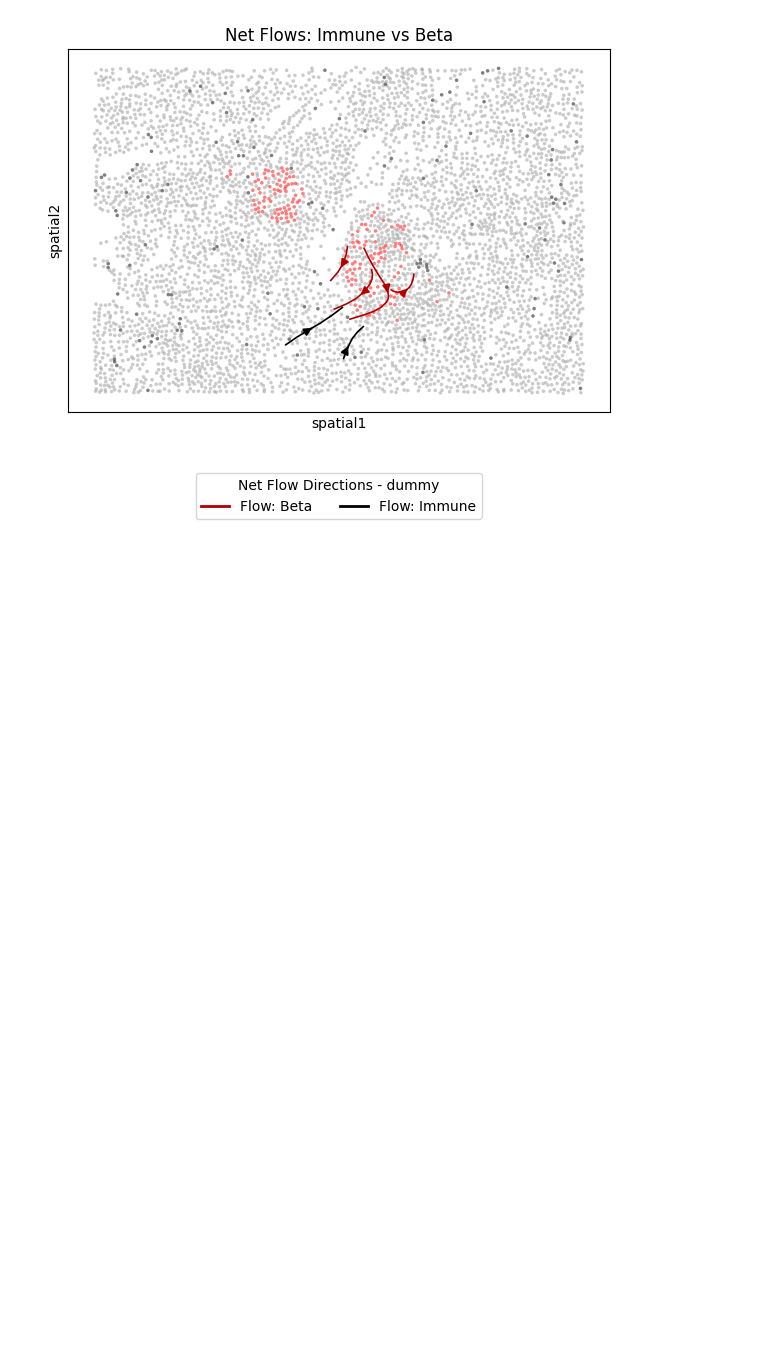
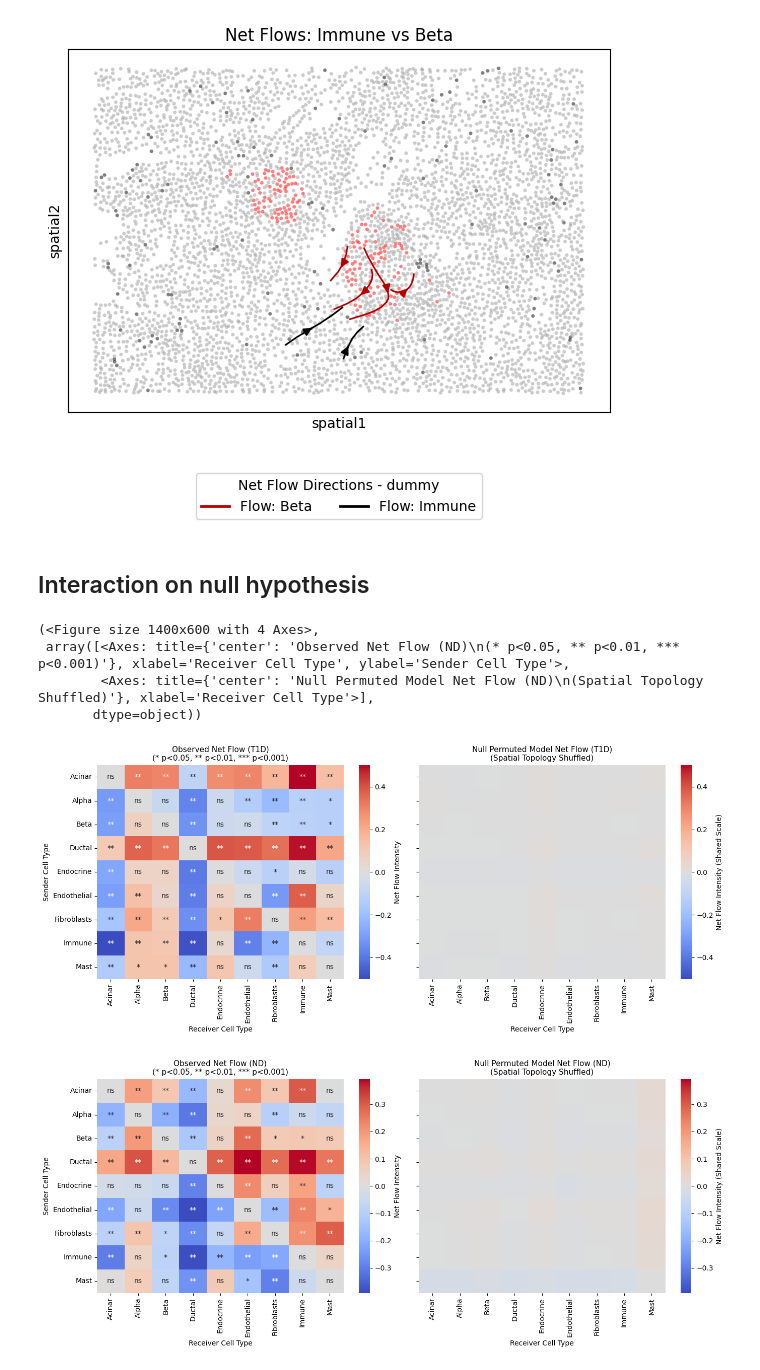
Before and after one commit to theislab/InterScale_reproducibility, a Jupyter notebook: notebooks/melton_jimenez_25/Interaction_analysis.ipynb, the cells around one changed output. Drawn from its saved outputs; the diff is of its cells as text; code cells hidden in the pictures; blank space fills up the shorter version.

Commit message:
Add analysis for null hypothesis and shuffling

```diff
--- a/notebooks/melton_jimenez_25/Interaction_analysis.ipynb
+++ b/notebooks/melton_jimenez_25/Interaction_analysis.ipynb
@@ -205,3 +205,5 @@ for cell in ['Alpha','Ductal','Acinar','Immune']:
 [figure]
 [figure]
 [figure]
+# %% [markdown]
+## Interaction on null hypothesis
@@ -207,0 +463,25 @@ for cell in ['Alpha','Ductal','Acinar','Immune']:
+# %%
+s1=run_spatial_permutation_test(
+    result,
+    n_permutations=100,
+    window_key="sliding_window_assignment",
+    sample_key="fov",
+    condition_key='condition',
+    cell_type_col="cell_type_coarse",
+    compute_net=True,
+    random_seed=42,
+)
+# %%
+plot_permutation_comparison(
+    s1, condition_name="T1D", figsize=(14, 6)
+)
+
+plot_permutation_comparison(
+    s1, condition_name="ND", figsize=(14, 6))
+# %% [output]
+(<Figure size 1400x600 with 4 Axes>,
+ array([<Axes: title={'center': 'Observed Net Flow (ND)\n(* p<0.05, ** p<0.01, *** p<0.001)'}, xlabel='Receiver Cell Type', ylabel='Sender Cell Type'>,
+        <Axes: title={'center': 'Null Permuted Model Net Flow (ND)\n(Spatial Topology Shuffled)'}, xlabel='Receiver Cell Type'>],
+       dtype=object))
+[figure, added]
+[figure, added]
```
Also changed, not shown: parts of 10 cells of this notebook.
